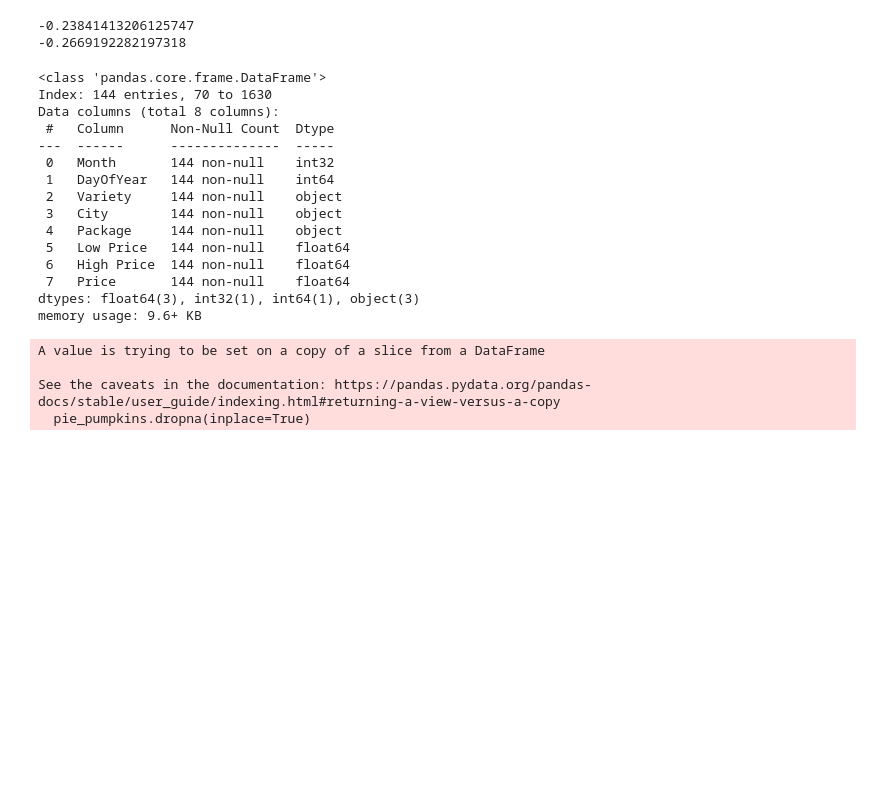
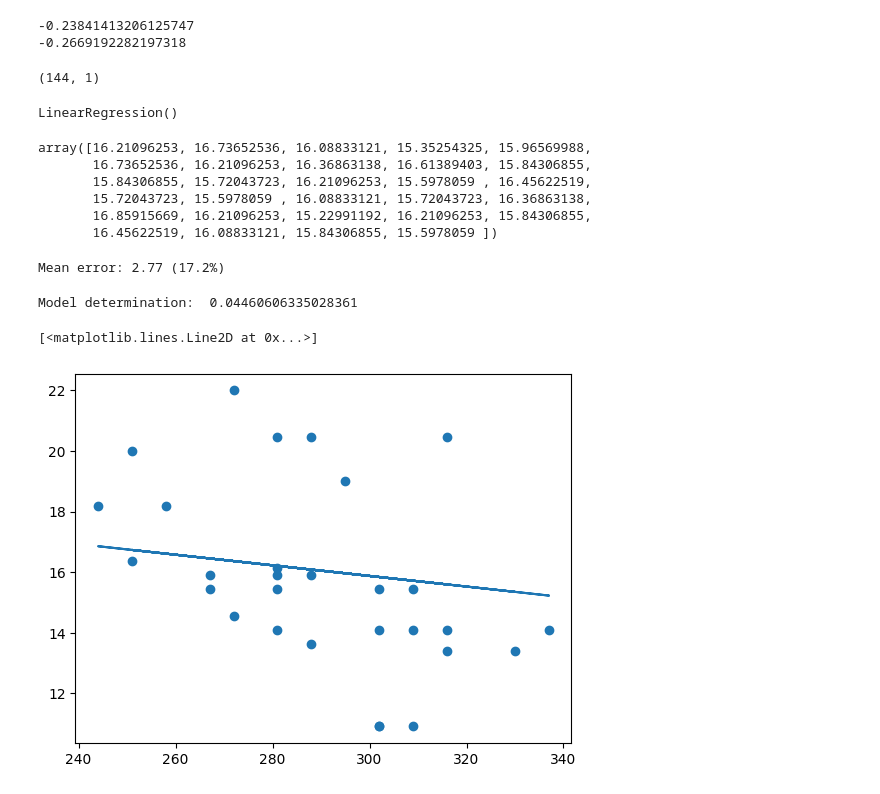
Before and after one commit to kalharatennakoon/ML-For-Beginners, a Jupyter notebook: 2-Regression/3-Linear/notebook.ipynb, the cells around one changed output. Drawn from its saved outputs; the diff is of its cells as text; code cells hidden in the pictures; blank space fills up the shorter version.

```diff
--- a/2-Regression/3-Linear/notebook.ipynb
+++ b/2-Regression/3-Linear/notebook.ipynb
@@ -101,26 +101,3 @@ print(pie_pumpkins['DayOfYear'].corr(pie_pumpkins['Price']))
 # %% [output]
 -0.23841413206125747
 -0.2669192282197318
-# %%
-pie_pumpkins.dropna(inplace=True)
-pie_pumpkins.info()
-# %% [output]
-<class 'pandas.core.frame.DataFrame'>
-Index: 144 entries, 70 to 1630
-Data columns (total 8 columns):
- #   Column      Non-Null Count  Dtype
----  ------      --------------  -----
- 0   Month       144 non-null    int32
- 1   DayOfYear   144 non-null    int64
- 2   Variety     144 non-null    object
- 3   City        144 non-null    object
- 4   Package     144 non-null    object
- 5   Low Price   144 non-null    float64
- 6   High Price  144 non-null    float64
- 7   Price       144 non-null    float64
-dtypes: float64(3), int32(1), int64(1), object(3)
-memory usage: 9.6+ KB
-A value is trying to be set on a copy of a slice from a DataFrame
-
-See the caveats in the documentation: https://pandas.pydata.org/pandas-docs/stable/user_guide/indexing.html#returning-a-view-versus-a-copy
-  pie_pumpkins.dropna(inplace=True)
@@ -126,0 +108,39 @@ See the caveats in the documentation: https://pandas.pydata.org/pandas-docs/stab
+# %%
+X = pie_pumpkins['DayOfYear'].to_numpy().reshape(-1,1)
+y = pie_pumpkins['Price']
+print(X.shape)
+# %% [output]
+(144, 1)
+# %%
+X_train, X_test, y_train, y_test = train_test_split(X, y, test_size=0.2, random_state=0)
+# %%
+lin_reg = LinearRegression()
+lin_reg.fit(X_train,y_train)
+# %% [output]
+LinearRegression()
+# %%
+pred = lin_reg.predict(X_test)
+pred
+# %% [output]
+array([16.21096253, 16.73652536, 16.08833121, 15.35254325, 15.96569988,
+       16.73652536, 16.21096253, 16.36863138, 16.61389403, 15.84306855,
+       15.84306855, 15.72043723, 16.21096253, 15.5978059 , 16.45622519,
+       15.72043723, 15.5978059 , 16.08833121, 15.72043723, 16.36863138,
+       16.85915669, 16.21096253, 15.22991192, 16.21096253, 15.84306855,
+       16.45622519, 16.08833121, 15.84306855, 15.5978059 ])
+# %%
+mse = np.sqrt(mean_squared_error(y_test,pred))
+print(f'Mean error: {mse:3.3} ({mse/np.mean(pred)*100:3.3}%)')
+# %% [output]
+Mean error: 2.77 (17.2%)
+# %%
+score = lin_reg.score(X_train,y_train)
+print('Model determination: ', score)
+# %% [output]
+Model determination:  0.04460606335028361
+# %%
+plt.scatter(X_test,y_test)
+plt.plot(X_test,pred)
+# %% [output]
+[<matplotlib.lines.Line2D at 0x...>]
+[figure, added]
```
Also changed, not shown: parts of 3 cells of this notebook.
